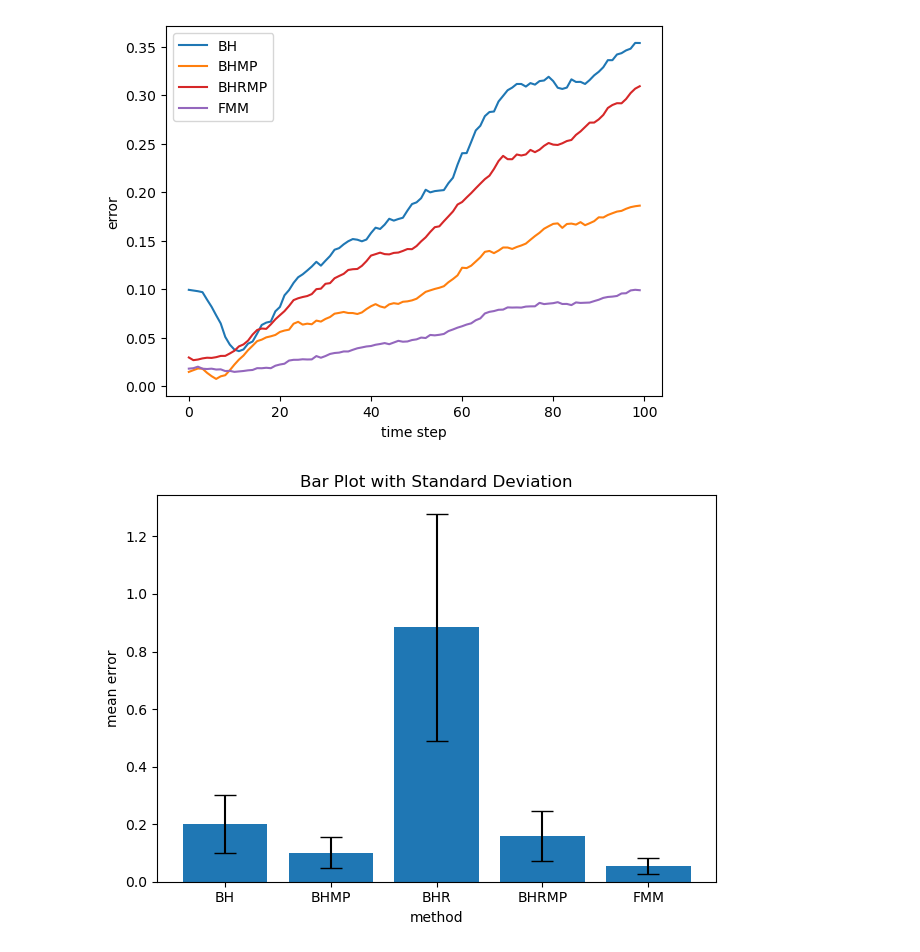
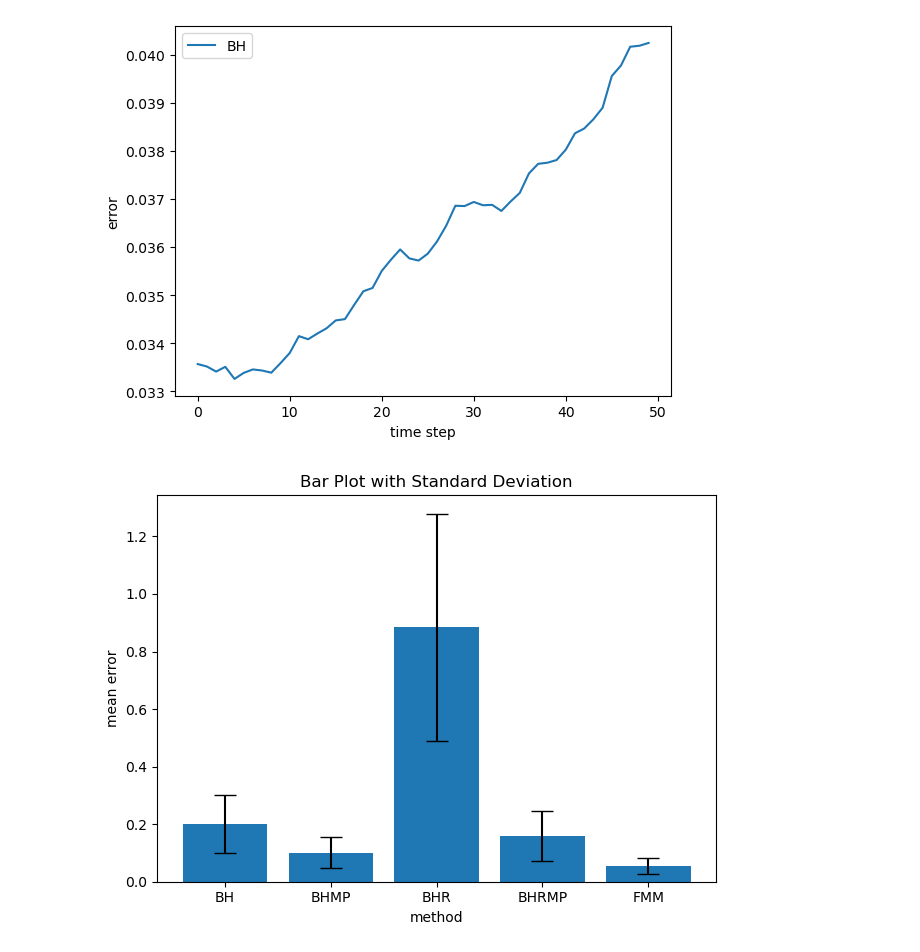
Before and after one commit to LucasFurer/MasterThesisLucas, a Jupyter notebook: grapher.ipynb, the cells around one changed output. Saved outputs shown, nothing was run; the diff lists cells and outputs as text; code cells hidden in the pictures.

```diff
--- a/grapher.ipynb
+++ b/grapher.ipynb
@@ -142,23 +142,26 @@ def findTime(csvPath, target=1.0):
     #print(f"No two z-values found surrounding {target}")
     return None
 # %%
-pointAmount = "1000"
+pointAmount = "10000"
 theta = "1"
 dataSet = "MNIST_digits"
 perp = "30"
 
 custom_labels = {
+    #os.path.join("graphCSV", "tsneErrorTimestepBH_point1000_perp30.000000_theta1_datasetMNIST_digits.csv"): "BH",
     os.path.join("graphCSV", dataSet, pointAmount, "perp" + perp, "tsneErrorTimestepBH_point"      + pointAmount + "_perp" + perp + "_theta" + theta + "_dataset" + dataSet + ".csv"): "BH",
-    os.path.join("graphCSV", dataSet, pointAmount, "perp" + perp, "tsneErrorTimestepBHMP_point"    + pointAmount + "_perp" + perp + "_theta" + theta + "_dataset" + dataSet + ".csv"): "BHMP",
+    #os.path.join("graphCSV", dataSet, pointAmount, "perp" + perp, "tsneErrorTimestepBHMP_point"    + pointAmount + "_perp" + perp + "_theta" + theta + "_dataset" + dataSet + ".csv"): "BHMP",
     #os.path.join("graphCSV", dataSet, pointAmount, "perp" + perp, "tsneErrorTimestepBHR_point"     + pointAmount + "_perp" + perp + "_theta" + theta + "_dataset" + dataSet + ".csv"): "BHR",
-    os.path.join("graphCSV", dataSet, pointAmount, "perp" + perp, "tsneErrorTimestepBHRMP_point"   + pointAmount + "_perp" + perp + "_theta" + theta + "_dataset" + dataSet + ".csv"): "BHRMP",
-    os.path.join("graphCSV", dataSet, pointAmount, "perp" + perp, "tsneErrorTimestepFMM_point"     + pointAmount + "_perp" + perp + "_theta" + theta + "_dataset" + dataSet + ".csv"): "FMM",
+    #os.path.join("graphCSV", dataSet, pointAmount, "perp" + perp, "tsneErrorTimestepBHRMP_point"   + pointAmount + "_perp" + perp + "_theta" + theta + "_dataset" + dataSet + ".csv"): "BHRMP",
+    #os.path.join("graphCSV", dataSet, pointAmount, "perp" + perp, "tsneErrorTimestepFMM_point"     + pointAmount + "_perp" + perp + "_theta" + theta + "_dataset" + dataSet + ".csv"): "FMM",
     #os.path.join("graphCSV", dataSet, pointAmount, "perp" + perp, "tsneErrorTimestepFMMiter_point" + pointAmount + "_perp" + perp + "_theta" + theta + "_dataset" + dataSet + ".csv"): "FMMiter",
 }
 
-plotGraph(custom_labels, 0, 1000,"time step", "error", "plotOutput/lines_plot.png")
+#plotGraph(custom_labels, 0, 1000,"time step", "error", "plotOutput/lines_plot.png", False, None, None, 0, 0.2)
+#plotGraph(custom_labels, 0, 1000,"time step", "error", "plotOutput/lines_plot.png", False, None, None, 0.15, 0.24)
+plotGraph(custom_labels, 0, 1000,"time step", "error", "plotOutput/lines_plot.png", False, None, None, None, None)
 # %% [output]
-[figure, old version]
+[figure, new version]
 # %%
 pointAmount = "1000"
 theta = "1"
```
Also changed, not shown: parts of 1 cell of this notebook, 15 other files.
